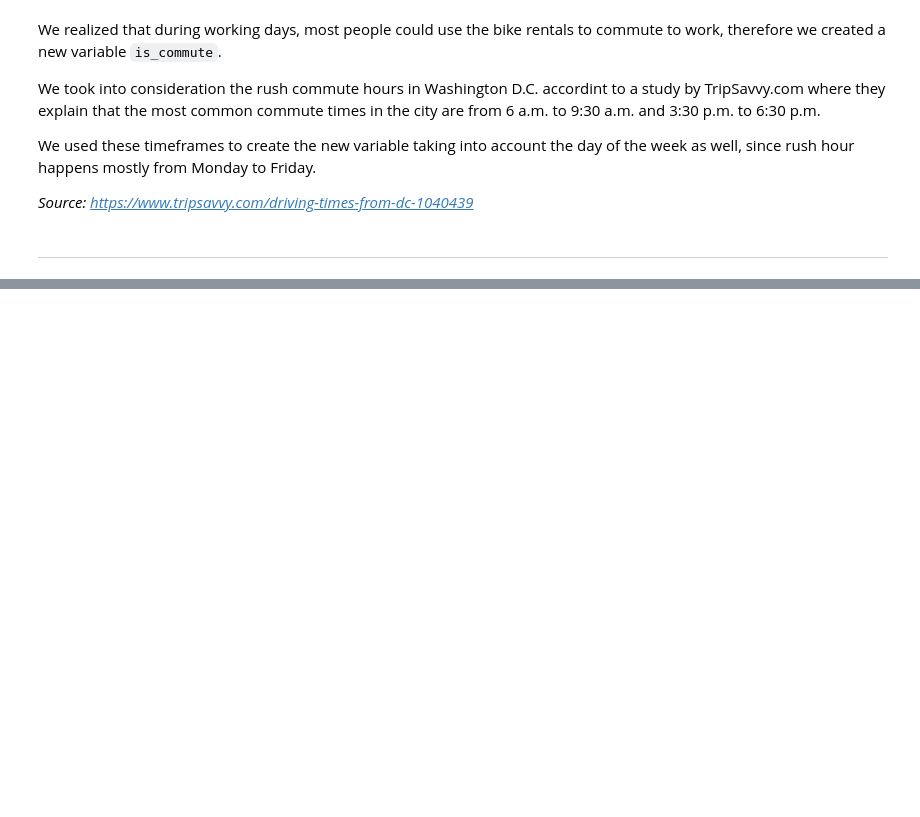
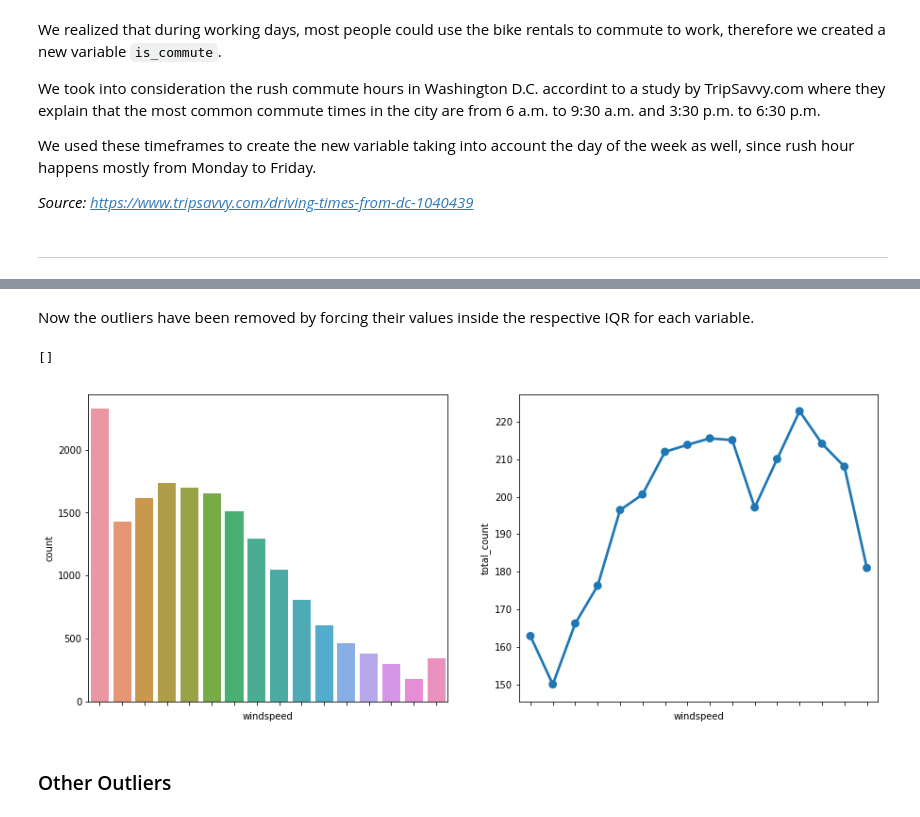
Before and after one commit to lhandal/bike_sharing_dask, a Jupyter notebook: Dask_Bike-Sharing_Leandro_Handal.ipynb, the cells around one changed output, grey strips where cells are left out. Cells and saved outputs as stored; diff of their text form; code cells hidden in the pictures; blank space fills up the shorter version.

```diff
--- a/Dask_Bike-Sharing_Leandro_Handal.ipynb
+++ b/Dask_Bike-Sharing_Leandro_Handal.ipynb
@@ -534,0 +613,13 @@ hour['is_commute'] = is_commute['is_commute']
+# %% [markdown]
+Now the outliers have been removed by forcing their values inside the respective IQR for each variable.
+# %%
+fig, (ax1, ax2) = plt.subplots(nrows=1, ncols=2, figsize=(15, 6))
+sns.countplot(hour['windspeed'].compute(), ax=ax1)
+sns.pointplot(x="windspeed", y="total_count", data=hour.compute(), ci=False, ax=ax2)
+ax1.set_xticklabels([])
+ax2.set_xticklabels([])
+# %% [output]
+[]
+[figure, added]
+# %% [markdown]
+### Other Outliers<a class="anchor" id="5.2.2"></a>
```
Also changed, not shown: parts of 30 cells of this notebook.
